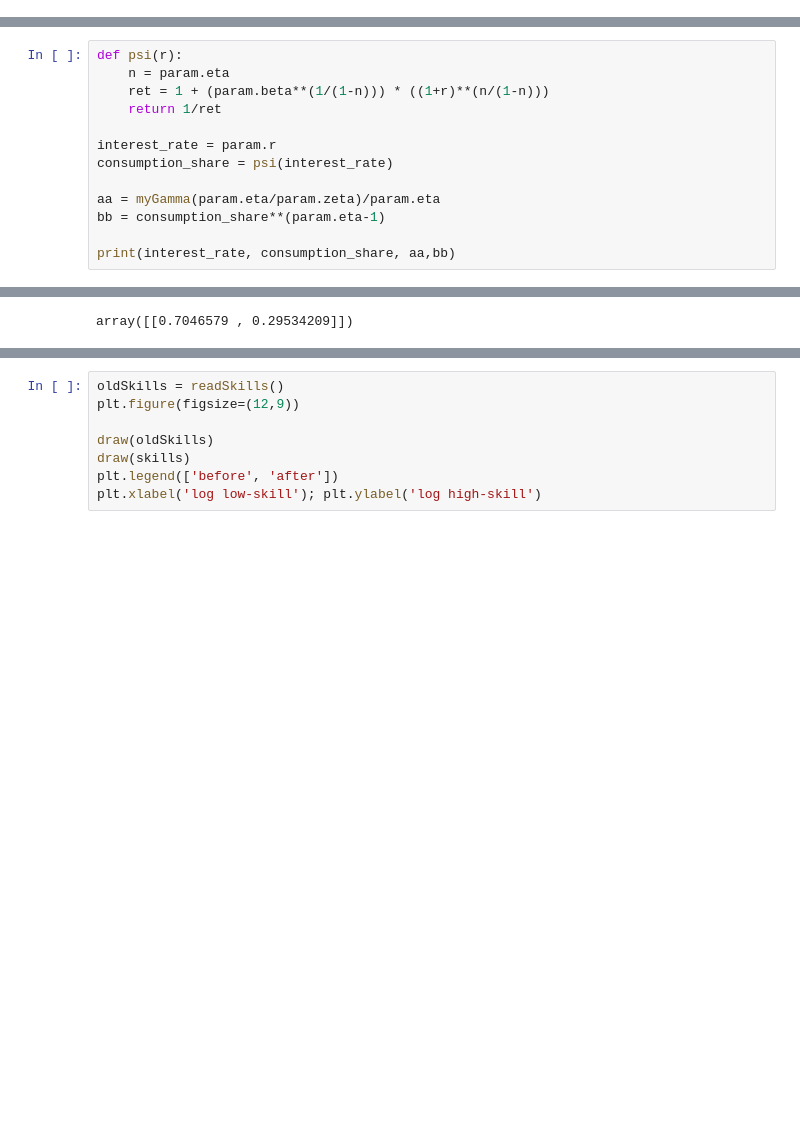
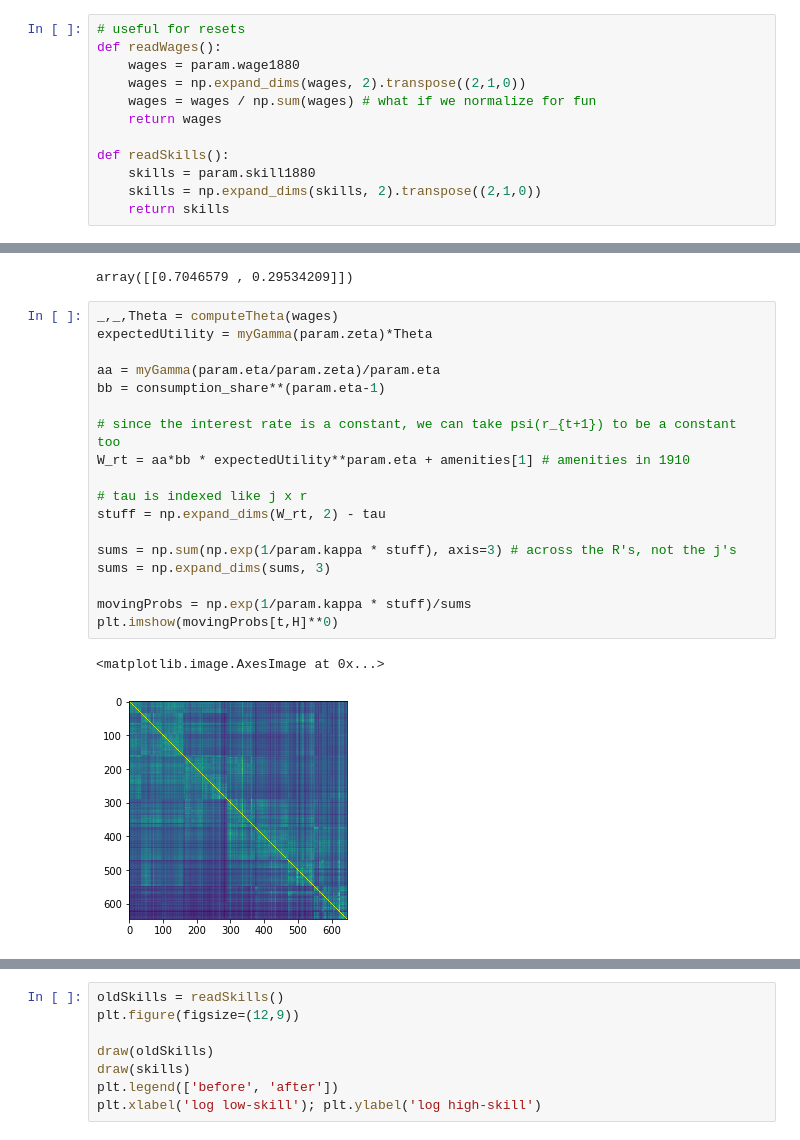
Before and after one commit to mwufi/spatial-structural-change, a Jupyter notebook: Condensed.ipynb, the cells around one changed output, grey strips where cells are left out. Saved outputs shown, nothing was run; the diff lists cells and outputs as text; blank space fills up the shorter version.

```diff
--- a/Condensed.ipynb
+++ b/Condensed.ipynb
@@ -147,0 +110,12 @@ array([[0.7046579 , 0.29534209]])
+# %%
+# useful for resets
+def readWages():
+    wages = param.wage1880
+    wages = np.expand_dims(wages, 2).transpose((2,1,0))
+    wages = wages / np.sum(wages) # what if we normalize for fun
+    return wages
+
+def readSkills():
+    skills = param.skill1880
+    skills = np.expand_dims(skills, 2).transpose((2,1,0))
+    return skills
@@ -189,13 +213,0 @@ Is it faster? I don't know if it's easier to read...
-# %%
-def psi(r):
-    n = param.eta
-    ret = 1 + (param.beta**(1/(1-n))) * ((1+r)**(n/(1-n)))
-    return 1/ret
-
-interest_rate = param.r
-consumption_share = psi(interest_rate)
-
-aa = myGamma(param.eta/param.zeta)/param.eta
-bb = consumption_share**(param.eta-1)
-
-print(interest_rate, consumption_share, aa,bb)
@@ -357,6 +416,27 @@ newSkills = newLocations(wages)
 np.sum(newSkills, axis=R) # note that the overall lambda stays the same... since we didn't change that part
 # %% [output]
 array([[0.7046579 , 0.29534209]])
+# %%
+_,_,Theta = computeTheta(wages)
+expectedUtility = myGamma(param.zeta)*Theta
+
+aa = myGamma(param.eta/param.zeta)/param.eta
+bb = consumption_share**(param.eta-1)
+
+# since the interest rate is a constant, we can take psi(r_{t+1}) to be a constant too
+W_rt = aa*bb * expectedUtility**param.eta + amenities[1] # amenities in 1910
+
+# tau is indexed like j x r
+stuff = np.expand_dims(W_rt, 2) - tau
+
+sums = np.sum(np.exp(1/param.kappa * stuff), axis=3) # across the R's, not the j's
+sums = np.expand_dims(sums, 3)
+
+movingProbs = np.exp(1/param.kappa * stuff)/sums
+plt.imshow(movingProbs[t,H]**0)
+# %% [output]
+<matplotlib.image.AxesImage at 0x...>
+[figure, added]
 # %%
 import time
 
```
Also changed, not shown: parts of 62 cells of this notebook, 2 other files.
